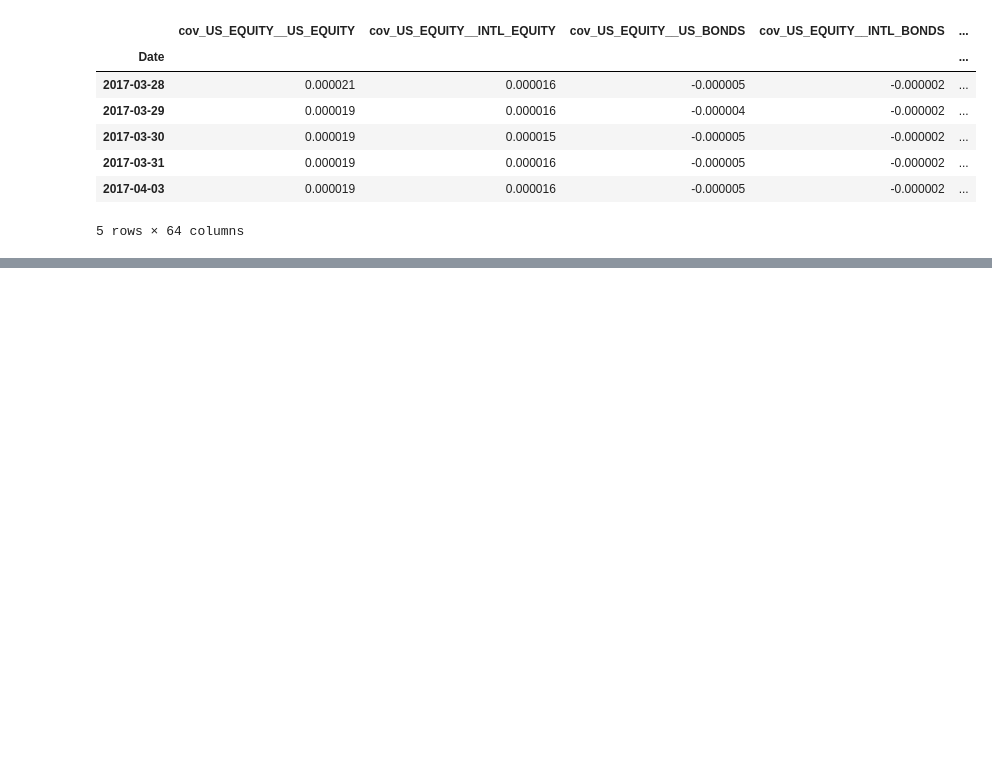
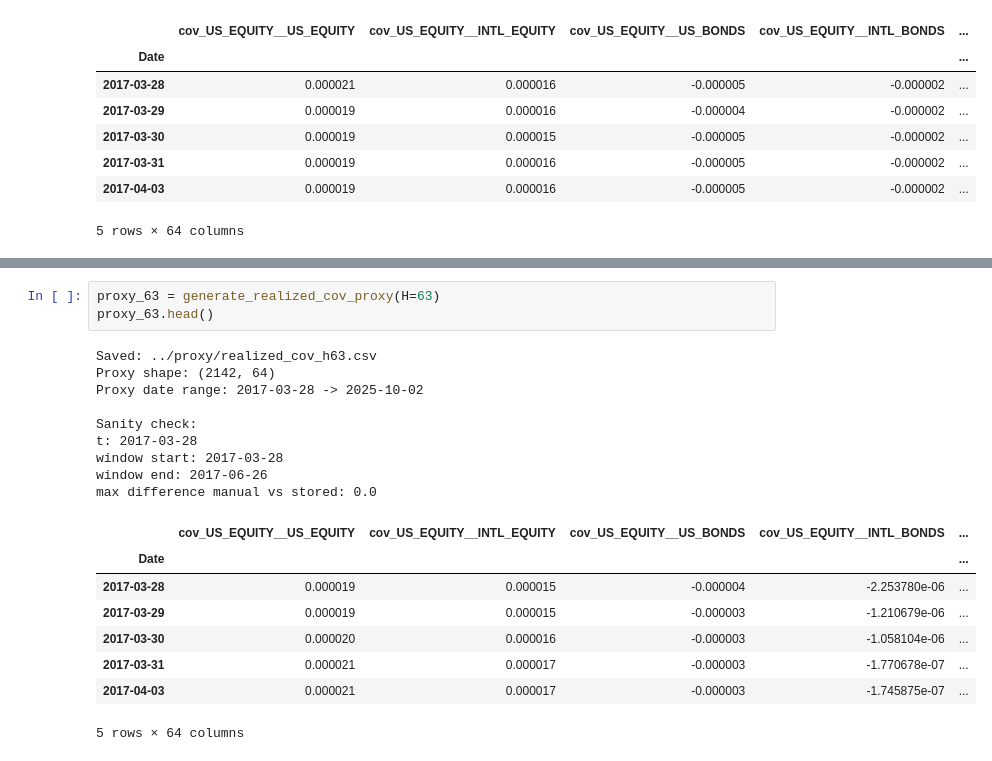
Before and after one commit to bjornhaalandoma/Master_thesis, a Jupyter notebook: proxy/realized_covariance.ipynb, the cells around one changed output, grey strips where cells are left out. Drawn from its saved outputs; the diff is of its cells as text; blank space fills up the shorter version.

```diff
--- a/proxy/realized_covariance.ipynb
+++ b/proxy/realized_covariance.ipynb
@@ -103,0 +146,21 @@ max difference manual vs stored: 0.0
+# %%
+proxy_63 = generate_realized_cov_proxy(H=63)
+proxy_63.head()
+# %% [output]
+Saved: ../proxy/realized_cov_h63.csv
+Proxy shape: (2142, 64)
+Proxy date range: 2017-03-28 -> 2025-10-02
+
+Sanity check:
+t: 2017-03-28
+window start: 2017-03-28
+window end: 2017-06-26
+max difference manual vs stored: 0.0
+|  | cov_US_EQUITY__US_EQUITY | cov_US_EQUITY__INTL_EQUITY | cov_US_EQUITY__US_BONDS | cov_US_EQUITY__INTL_BONDS | ... |
+| Date |  |  |  |  | ... |
+| 2017-03-28 | 0.000019 | 0.000015 | -0.000004 | -2.253780e-06 | ... |
+| 2017-03-29 | 0.000019 | 0.000015 | -0.000003 | -1.210679e-06 | ... |
+| 2017-03-30 | 0.000020 | 0.000016 | -0.000003 | -1.058104e-06 | ... |
+| 2017-03-31 | 0.000021 | 0.000017 | -0.000003 | -1.770678e-07 | ... |
+| 2017-04-03 | 0.000021 | 0.000017 | -0.000003 | -1.745875e-07 | ... |
+5 rows × 64 columns
```
Also changed, not shown: parts of 2 cells of this notebook, 4 other files.
